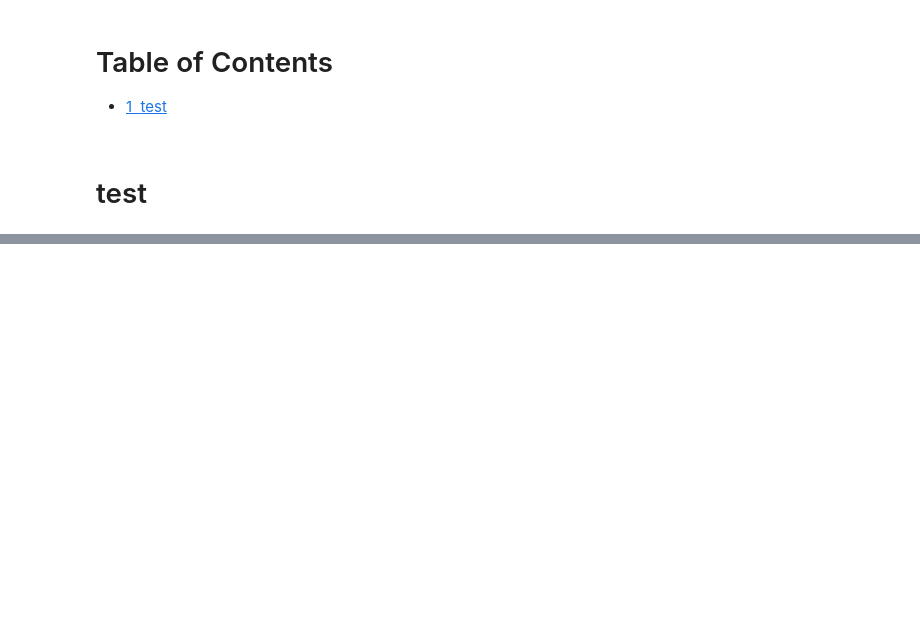
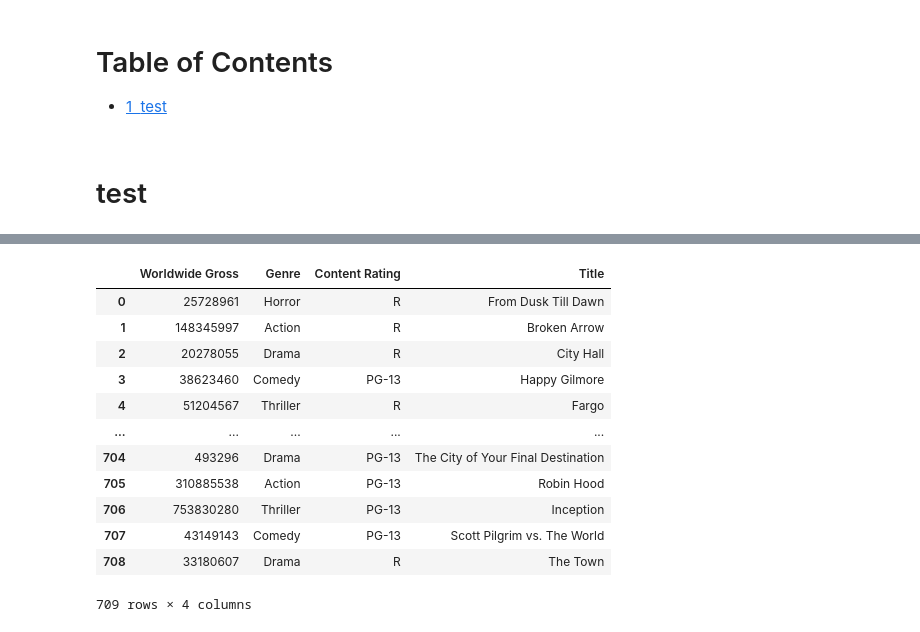
Before and after one commit to bopan3/nl4dv_enhance, a Jupyter notebook: examples/applications/notebook/vl2tables.ipynb, the cells around one changed output, grey strips where cells are left out. Cells and saved outputs as stored; diff of their text form; code cells hidden in the pictures; blank space fills up the shorter version.

```diff
--- a/examples/applications/notebook/vl2tables.ipynb
+++ b/examples/applications/notebook/vl2tables.ipynb
@@ -304,0 +392,18 @@ my_df
+# %%
+df = pd.read_csv('../../assets/data/movies-w-year.csv')
+overview_df = df[['Worldwide Gross','Genre','Content Rating','Title']]
+overview_df
+# %% [output]
+|  | Worldwide Gross | Genre | Content Rating | Title |
+| 0 | 25728961 | Horror | R | From Dusk Till Dawn |
+| 1 | 148345997 | Action | R | Broken Arrow |
+| 2 | 20278055 | Drama | R | City Hall |
+| 3 | 38623460 | Comedy | PG-13 | Happy Gilmore |
+| 4 | 51204567 | Thriller | R | Fargo |
+| ... | ... | ... | ... | ... |
+| 704 | 493296 | Drama | PG-13 | The City of Your Final Destination |
+| 705 | 310885538 | Action | PG-13 | Robin Hood |
+| 706 | 753830280 | Thriller | PG-13 | Inception |
+| 707 | 43149143 | Comedy | PG-13 | Scott Pilgrim vs. The World |
+| 708 | 33180607 | Drama | R | The Town |
+709 rows × 4 columns
```
Also changed, not shown: parts of 11 cells of this notebook, 5 other files.
